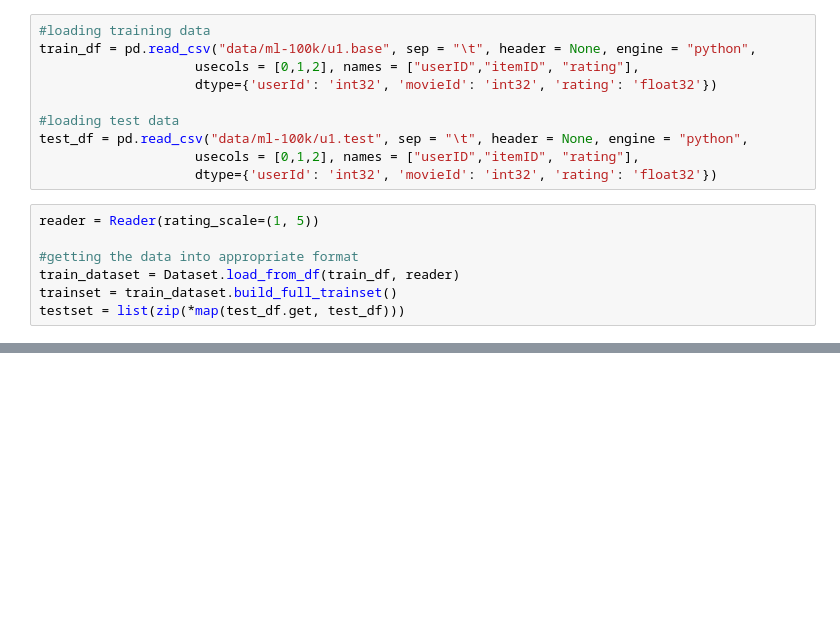
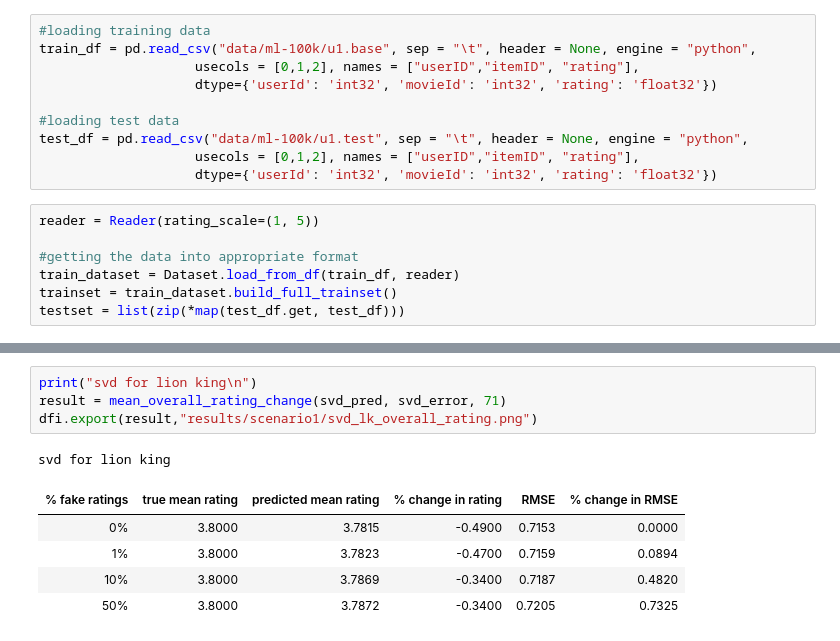
Before and after one commit to adamolko/data-security, a Jupyter notebook: scenario1.ipynb, the cells around one changed output, grey strips where cells are left out. Drawn from its saved outputs; the diff is of its cells as text; blank space fills up the shorter version.

```diff
--- a/scenario1.ipynb
+++ b/scenario1.ipynb
@@ -233,0 +216,11 @@ RMSE change for SVD
+# %%
+print("svd for lion king\n")
+result = mean_overall_rating_change(svd_pred, svd_error, 71)
+dfi.export(result,"results/scenario1/svd_lk_overall_rating.png")
+# %% [output]
+svd for lion king
+| % fake ratings | true mean rating | predicted mean rating | % change in rating | RMSE | % change in RMSE |
+| 0% | 3.8000 | 3.7815 | -0.4900 | 0.7153 | 0.0000 |
+| 1% | 3.8000 | 3.7823 | -0.4700 | 0.7159 | 0.0894 |
+| 10% | 3.8000 | 3.7869 | -0.3400 | 0.7187 | 0.4820 |
+| 50% | 3.8000 | 3.7872 | -0.3400 | 0.7205 | 0.7325 |
```
Also changed, not shown: parts of 52 cells of this notebook, 29 other files.
